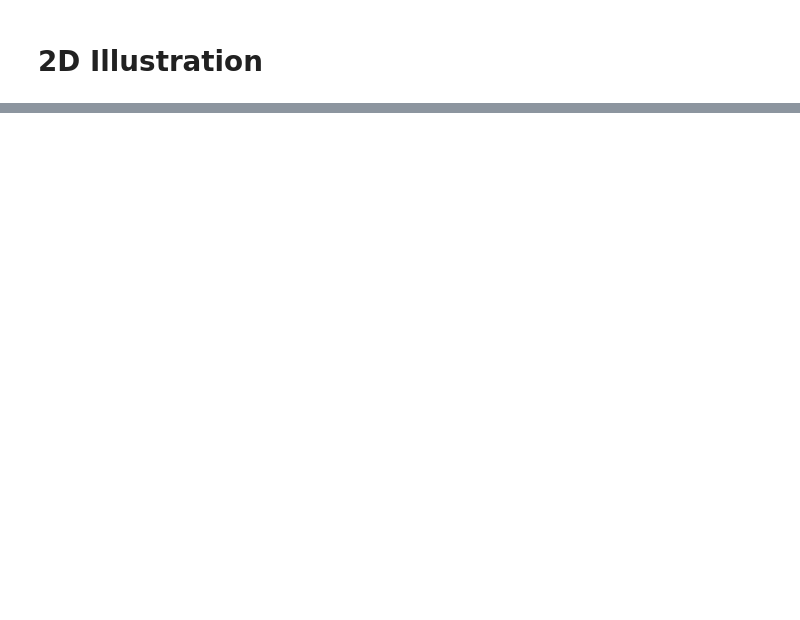
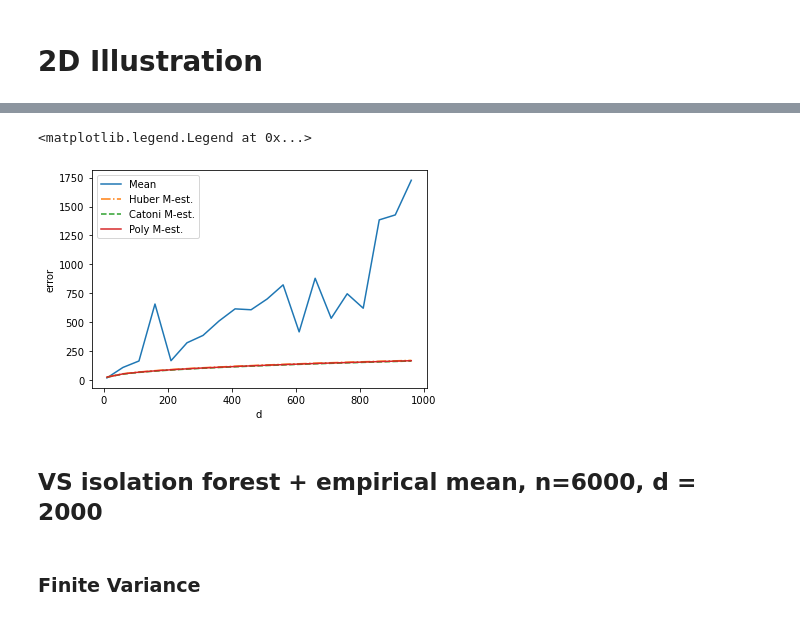
Before and after one commit to TimotheeMathieu/RobustMeanEstimator, a Jupyter notebook: Illustration.ipynb, the cells around one changed output, grey strips where cells are left out. Saved outputs shown, nothing was run; the diff lists cells and outputs as text; code cells hidden in the pictures; blank space fills up the shorter version.

```diff
--- a/Illustration.ipynb
+++ b/Illustration.ipynb
@@ -58,0 +158,17 @@ plt.show()
+# %%
+res = np.array(res)
+
+resplot = np.mean(res, axis=0)
+plt.plot(Ds, resplot[:,0], label='Mean')
+plt.plot(Ds, resplot[:,1], label='Huber M-est.', linestyle='-.')
+plt.plot(Ds, resplot[:,2], label='Catoni M-est.', linestyle='--')
+plt.plot(Ds, resplot[:,3], label='Poly M-est.', linestyle='solid')
+
+plt.xlabel('d')
+plt.ylabel('error')
+plt.legend()
+# %% [output]
+<matplotlib.legend.Legend at 0x...>
+[figure, added]
+# %% [markdown]
+## VS isolation forest + empirical mean, n=6000, d = 2000
@@ -58,0 +183,2 @@ plt.show()
+# %% [markdown]
+### Finite Variance
```
Also changed, not shown: parts of 24 cells of this notebook, 3 other files.
